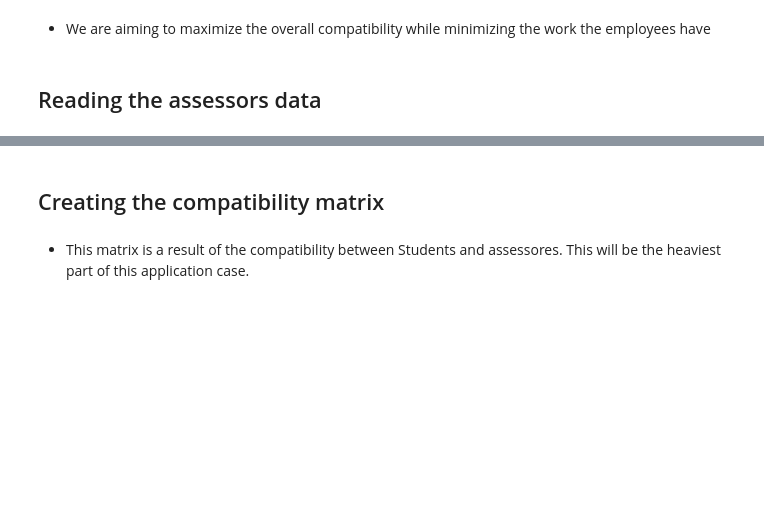
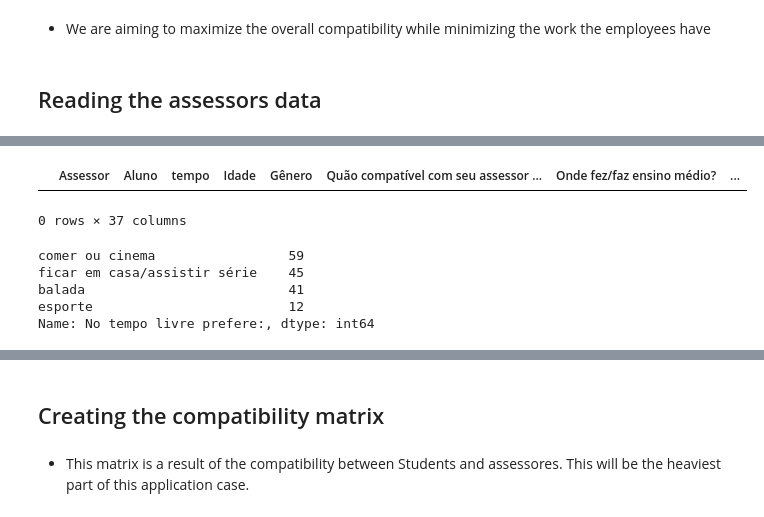
Before and after one commit to ItamarRocha/Operations-Research, a Jupyter notebook: algos/medway/Data preprocessing.ipynb, the cells around one changed output, grey strips where cells are left out. Drawn from its saved outputs; the diff is of its cells as text; code cells hidden in the pictures; blank space fills up the shorter version.

```diff
--- a/algos/medway/Data preprocessing.ipynb
+++ b/algos/medway/Data preprocessing.ipynb
@@ -166,0 +231,13 @@ df_assessores.head()
+# %%
+df_students_answered.loc[df_students_answered["No tempo livre prefere:"].isnull()]
+# %% [output]
+|  | Assessor | Aluno | tempo | Idade | Gênero | Quão compatível com seu assessor ... | Onde fez/faz ensino médio? | ... |
+0 rows × 37 columns
+# %%
+df_students_answered["No tempo livre prefere:"].value_counts()
+# %% [output]
+comer ou cinema                 59
+ficar em casa/assistir série    45
+balada                          41
+esporte                         12
+Name: No tempo livre prefere:, dtype: int64
```
Also changed, not shown: parts of 34 cells of this notebook, 2 other files.
